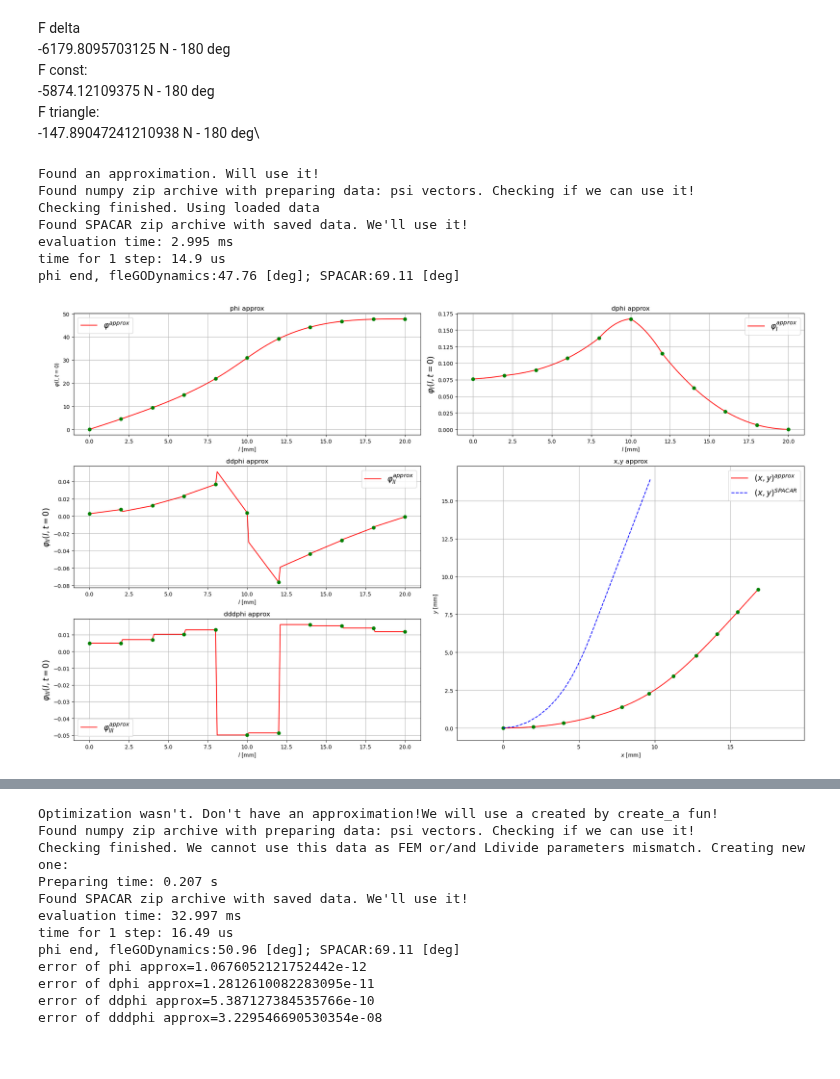
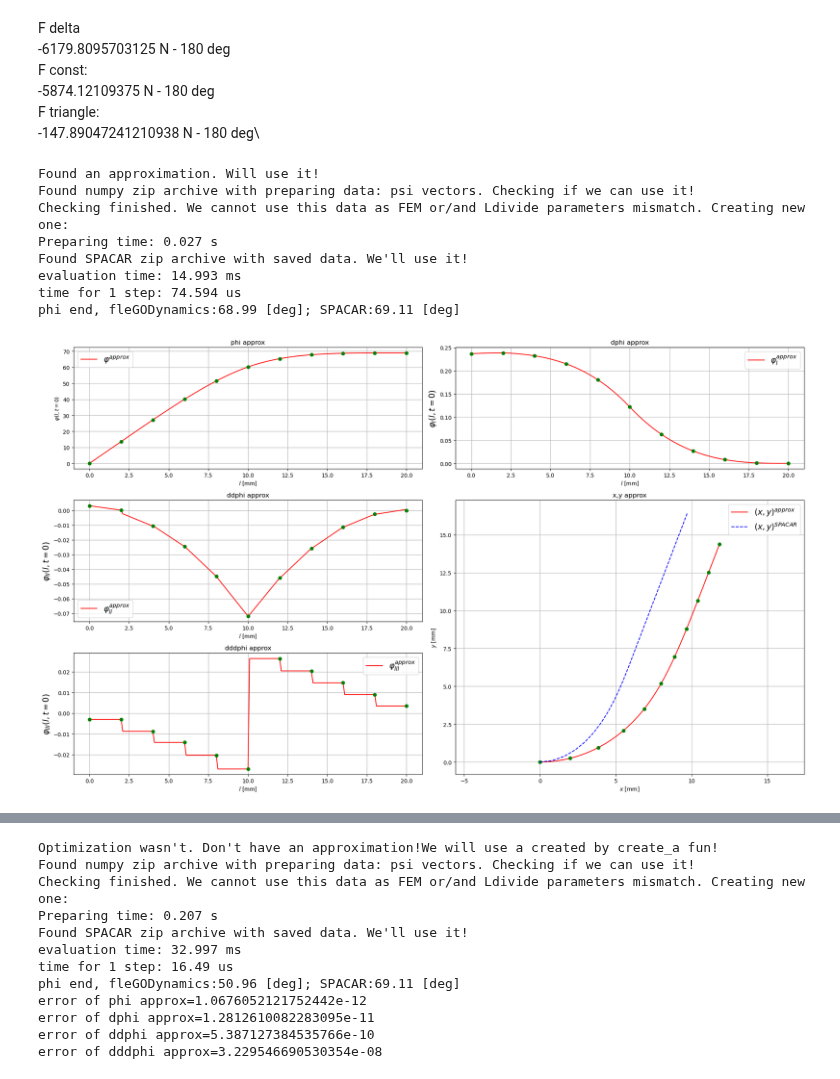
Before and after one commit to dvogureckiy99/dynastatflex, a Jupyter notebook: library_test.ipynb, the cells around one changed output, grey strips where cells are left out. Drawn from its saved outputs; the diff is of its cells as text; code cells hidden in the pictures.

```diff
--- a/library_test.ipynb
+++ b/library_test.ipynb
@@ -79,32 +79,33 @@ F triangle:\
 # %%
 import sys
 import sympy as sm
 import numpy as np
 # del flex_body_instance
 del sys.modules["fleGODynamics"]
 import fleGODynamics
 flex_beam_instance = fleGODynamics.Flex_beam(L=0.02,E=2.95*1e9,h=0.01,w=0.0005,rho=1270)
 # flex_beam_instance = fleGODynamics.Flex_beam()
 flex_beam_instance.Create_Simulation()
 flex_beam_instance.FEM(Ne=10,disp=False,polynom_deg=3)
 flex_beam_instance.Simulating.Ldivide(steps_per_fe=20,steps_per_fe4optim=1000,disp=False)
 # Fext = -5874.12109375 # const
 # Fext = -6179.8095703125 # delta
-Fext = -40 # triangle
-Fext_type = 'const'
-widthofFextindl = 0.5 # -1:standart force applying for const
+Fext = -9.200000000000003 # triangle
+Fext_type = 'triangle'
+widthofFextindl = 5 # -1:standart force applying for const
 flex_beam_instance.Simulating.static_preparing(disp=False,Fext_in=Fext,l_Fext=0.01,Fext_type=Fext_type,widthofFextindl=widthofFextindl)
 flex_beam_instance.Simulating.static(flag_compute_a_anyway=1,disp=0,optim_alg=0)
 flex_beam_instance.Simulating.phi_approx(disp=True,der_num=2,SPACAR=True)
 # %% [output]
 Found an approximation. Will use it!
 Found numpy zip archive with preparing data: psi vectors. Checking if we can use it!
-Checking finished. Using loaded data
+Checking finished. We cannot use this data as FEM or/and Ldivide parameters mismatch. Creating new one:
+Preparing time: 0.027 s
 Found SPACAR zip archive with saved data. We'll use it!
-evaluation time: 2.995 ms
-time for 1 step: 14.9 us
-phi end, fleGODynamics:47.76 [deg]; SPACAR:69.11 [deg]
+evaluation time: 14.993 ms
+time for 1 step: 74.594 us
+phi end, fleGODynamics:68.99 [deg]; SPACAR:69.11 [deg]
-[figure, old version]
+[figure, new version]
 # %%
 # finding Force for some angle [grad]
 import scipy as sp
```
Also changed, not shown: parts of 1 cell of this notebook, 3 other files.
